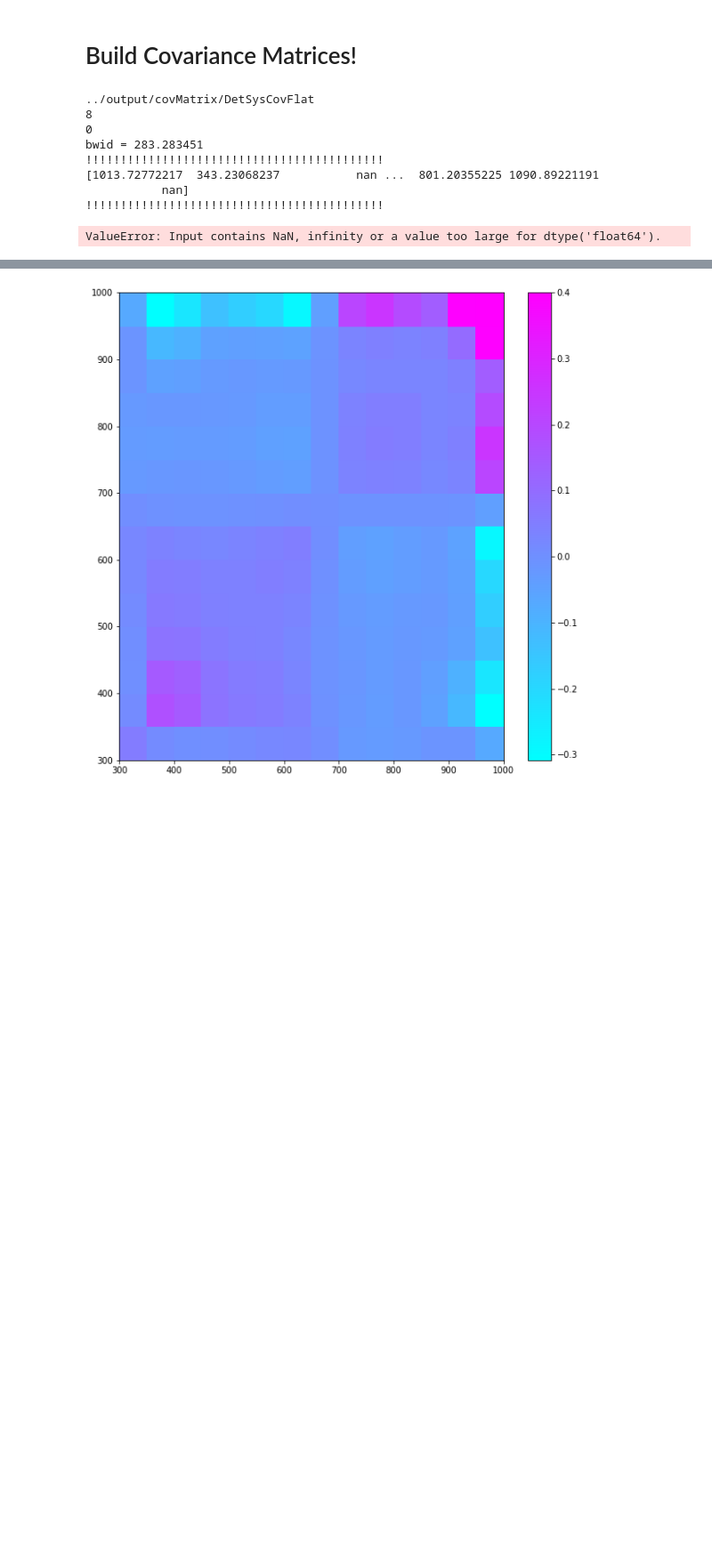
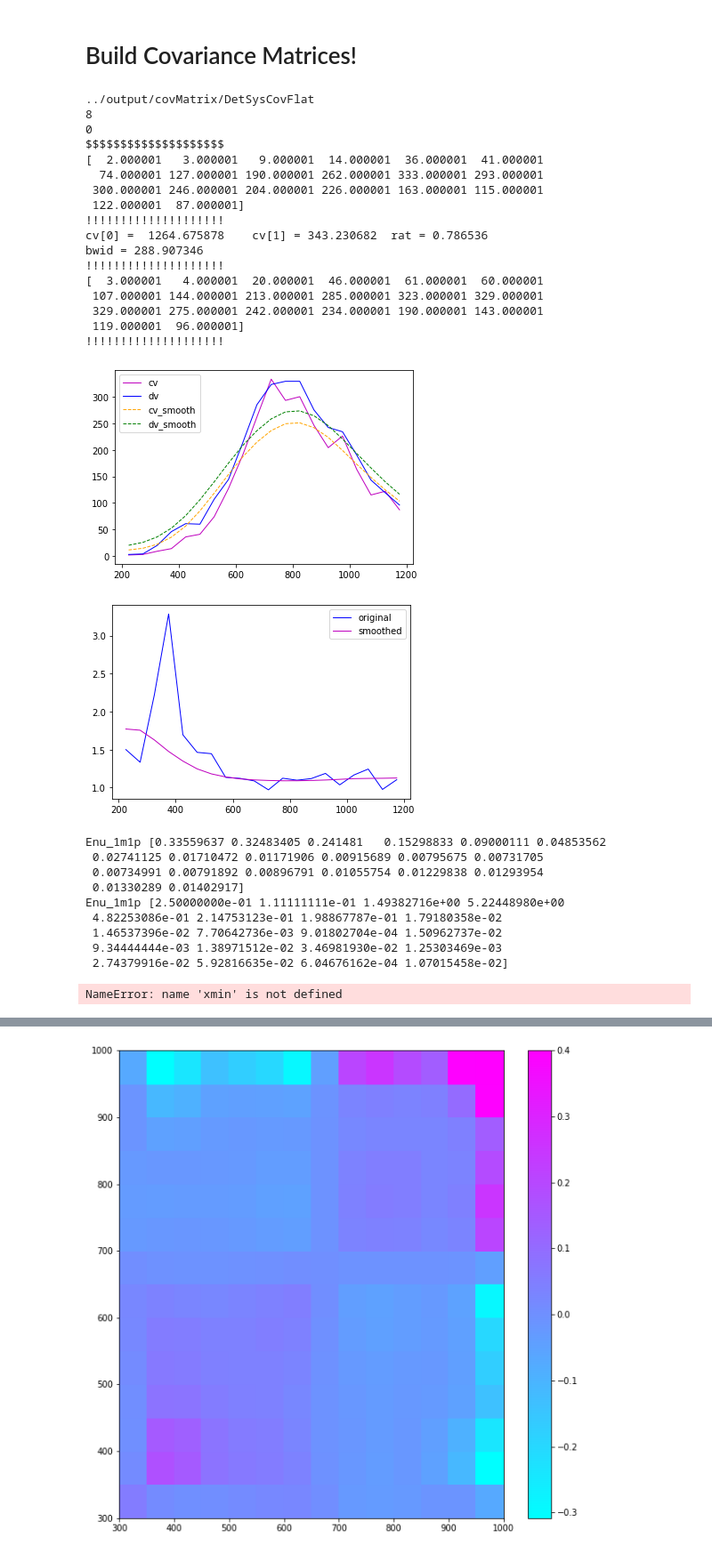
Before and after one commit to LArbys/1L1PSelection, a Jupyter notebook: Notebooks/DetSys.ipynb, the cells around one changed output, grey strips where cells are left out. Shown at 89% size. Drawn from its saved outputs; the diff is of its cells as text; code cells hidden in the pictures; blank space fills up the shorter version.

Commit message:
fixed bugs and added plots, should work now

```diff
--- a/Notebooks/DetSys.ipynb
+++ b/Notebooks/DetSys.ipynb
@@ -31,7 +31,7 @@ datafolder = '../../rootFiles/1mu1p_selection'
 auxfolder = '../aux'
 dumpfolder = '../output/PlotDumps'
 covfolder = '../output/covMatrix'
-tag = '2021-01-19'
+tag = '2021-01-20'
 covtag = 'frac_covar_run3_%s'%tag
 
 
@@ -40,4 +42,5 @@ RSE  = ['run','subrun','event']
 # %%
+run = 'run3'
 f_scaleslist = []
 s_detsyslist = []
 
@@ -75,9 +78,12 @@ RSE = ['run','subrun','event']
 i=0
 for sys in s_detsyslist:
 #    print('111')
-    df_sys = pd.read_parquet('%s/pickles/%s_%s.parquet'%(datafolder,sys,tag))
+    df_sys = pd.read_parquet('%s/pickles/%s_%s_%s.parquet'%(datafolder,sys,run,tag))
+    if i==0:
+        print(df_sys)
+    i+=1
     a_df_sys.append(df_sys)
-    print(df_sys.shape[0])
+#    print(df_sys.shape[0])
 
 #df_numu_run3_presel = pd.read_parquet('../../data/pickles/numu_run1_nodupesMay1.parquet')
 #print((list(a_df_sys[7])))
@@ -337,11 +377,14 @@ if not os.path.exists(dumphole):
 #for _,dist in varListSel.items(): # loop over all variables
 for i in range(1):
     dist = varListSel['Enu_1m1p']
+#    dist = varListSel['MPID_muon']
+
     cov = np.zeros((nbins,nbins))
     cov_smooth = np.zeros((nbins,nbins))
     print(len(a_df_sys))
     for sysi in range(len(a_df_sys)): # loop over all detvars
 #    for sysi in range(1):
+#        sysi = 3
 #        myvardf = a_df_sys[sysi].query('Enu_1m1p > 0 and Enu_1m1p_cv > 0')
         print(sysi)
         myvardf = a_df_sys[sysi].query('Enu_1m1p > 0')
@@ -359,13 +402,13 @@ for i in range(1):
         var_sys_list = var_sys_list * sys_weights
 
 
-        CV_smooth,DV_smooth = smooth(var_cv_list,var_sys_list,dist.myrange[0],dist.myrange[1])
+        CV_smooth,DV_smooth = smooth(var_cv_list,var_sys_list,dist.myrange[0],dist.myrange[1],nbin=nbins)
 
 
 
 #        print(cv_weights)
         hCV,binedges = np.histogram(var_cv_list,bins=nbins,range=dist.myrange)#,weights= cv_weights)#cv_scale)
-        h0,_ = np.histogram(var_sys,bins=nbins,range=dist.myrange,weights=sys_weights)#cv_scale)
+        h0,_ = np.histogram(var_sys_list,bins=nbins,range=dist.myrange)#,weights=sys_weights)#cv_scale)
         bincenters = np.diff(binedges)/2 + binedges[:-1]
 
 
@@ -391,40 +434,69 @@ for i in range(1):
         #    for j in range(nbins):
         #        if hCV[i] > 0 and hCV[j] > 0:
         #            cov[i][j] += (h0[i]-hCV[i])*(h0[j]-hCV[j])/(hCV[i]*hCV[j])
         #        elif h0[i] > 0 and h0[j] > 0:
         #            cov[i][j] += (h0[i]-hCV[i])*(h0[j]-hCV[j])/(h0[i]*h0[j])
 
         for i in range(nbins):
             for j in range(nbins):
                 if (hCV[i]*hCV[j])==0:
                     cov[i][j]=0
                 else:
     #               print('%d,%d'%(h0[i],hCV[j]))
                     cov[i][j] += (h0[i]-hCV[i])*(h0[j]-hCV[j])/(hCV[i]*hCV[j])
     #               print('result is: %d*%d/%d'%(h0[i]-hCV[i],h0[j]-hCV[j],hCV[i]*hCV[j]))
-        print(dist.myname,cov.diagonal())
+    #    print(dist.myname,cov.diagonal())
 
         for i in range(nbins):
             for j in range(nbins):
                 if (CV_smooth[i]*CV_smooth[j])==0:
                     cov_smooth[i][j]=0
                 else:
     #               print('%d,%d'%(h0[i],hCV[j]))
                     cov_smooth[i][j] += (DV_smooth[i]-CV_smooth[i])*(DV_smooth[j]-CV_smooth[j])/(DV_smooth[i]*CV_smooth[j])
     #               print('result is: %d*%d/%d'%(h0[i]-hCV[i],h0[j]-hCV[j],hCV[i]*hCV[j]))
         print(dist.myname,cov_smooth.diagonal())
+        print(dist.myname,cov.diagonal())
+
+        offset = (dist.myrange[1] - dist.myrange[0] )/(2*nbins)
+        x= np.linspace(+offset,xmax-offset,nbins)
+
+        plt.plot(x,cov.diagonal(),linewidth=1, linestyle="-", c="b",label='original cov')
+        plt.plot(x,cov_smooth.diagonal(),linewidth=1, linestyle="-", c="m",label='smooth cov')
+        plt.legend()
+        plt.show()
 
 #    np.savetxt(dumphole+'/detsys_%s_cov.csv'%dist.myname, cov, delimiter=',')
 # %% [output]
 ../output/covMatrix/DetSysCovFlat
 8
 0
-bwid = 283.283451
-!!!!!!!!!!!!!!!!!!!!!!!!!!!!!!!!!!!!!!!!!!!
-[1013.72772217  343.23068237           nan ...  801.20355225 1090.89221191
-           nan]
-!!!!!!!!!!!!!!!!!!!!!!!!!!!!!!!!!!!!!!!!!!!
+$$$$$$$$$$$$$$$$$$$$
+[  2.000001   3.000001   9.000001  14.000001  36.000001  41.000001
+  74.000001 127.000001 190.000001 262.000001 333.000001 293.000001
+ 300.000001 246.000001 204.000001 226.000001 163.000001 115.000001
+ 122.000001  87.000001]
+!!!!!!!!!!!!!!!!!!!!
+cv[0] =  1264.675878    cv[1] = 343.230682  rat = 0.786536
+bwid = 288.907346
+!!!!!!!!!!!!!!!!!!!!
+[  3.000001   4.000001  20.000001  46.000001  61.000001  60.000001
+ 107.000001 144.000001 213.000001 285.000001 323.000001 329.000001
+ 329.000001 275.000001 242.000001 234.000001 190.000001 143.000001
+ 119.000001  96.000001]
+!!!!!!!!!!!!!!!!!!!!
+[figure, added]
+[figure, added]
-ValueError: Input contains NaN, infinity or a value too large for dtype('float64').
+Enu_1m1p [0.33559637 0.32483405 0.241481   0.15298833 0.09000111 0.04853562
+ 0.02741125 0.01710472 0.01171906 0.00915689 0.00795675 0.00731705
+ 0.00734991 0.00791892 0.00896791 0.01055754 0.01229838 0.01293954
+ 0.01330289 0.01402917]
+Enu_1m1p [2.50000000e-01 1.11111111e-01 1.49382716e+00 5.22448980e+00
+ 4.82253086e-01 2.14753123e-01 1.98867787e-01 1.79180358e-02
+ 1.46537396e-02 7.70642736e-03 9.01802704e-04 1.50962737e-02
+ 9.34444444e-03 1.38971512e-02 3.46981930e-02 1.25303469e-03
+ 2.74379916e-02 5.92816635e-02 6.04676162e-04 1.07015458e-02]
+NameError: name 'xmin' is not defined
 # %%
 dvar = varListSel['Xreco']
 nbins = 14
```
Also changed, not shown: parts of 4 cells of this notebook, 1 other file.
